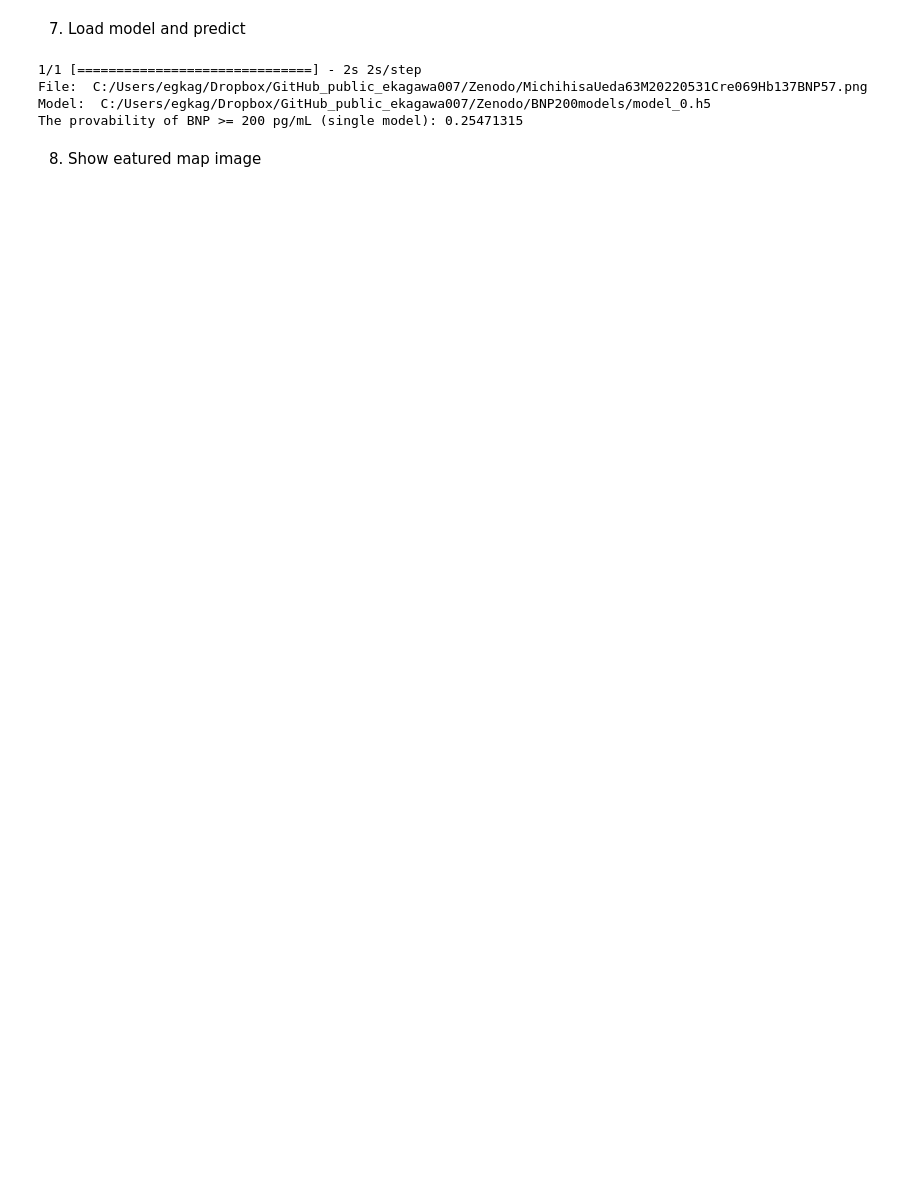
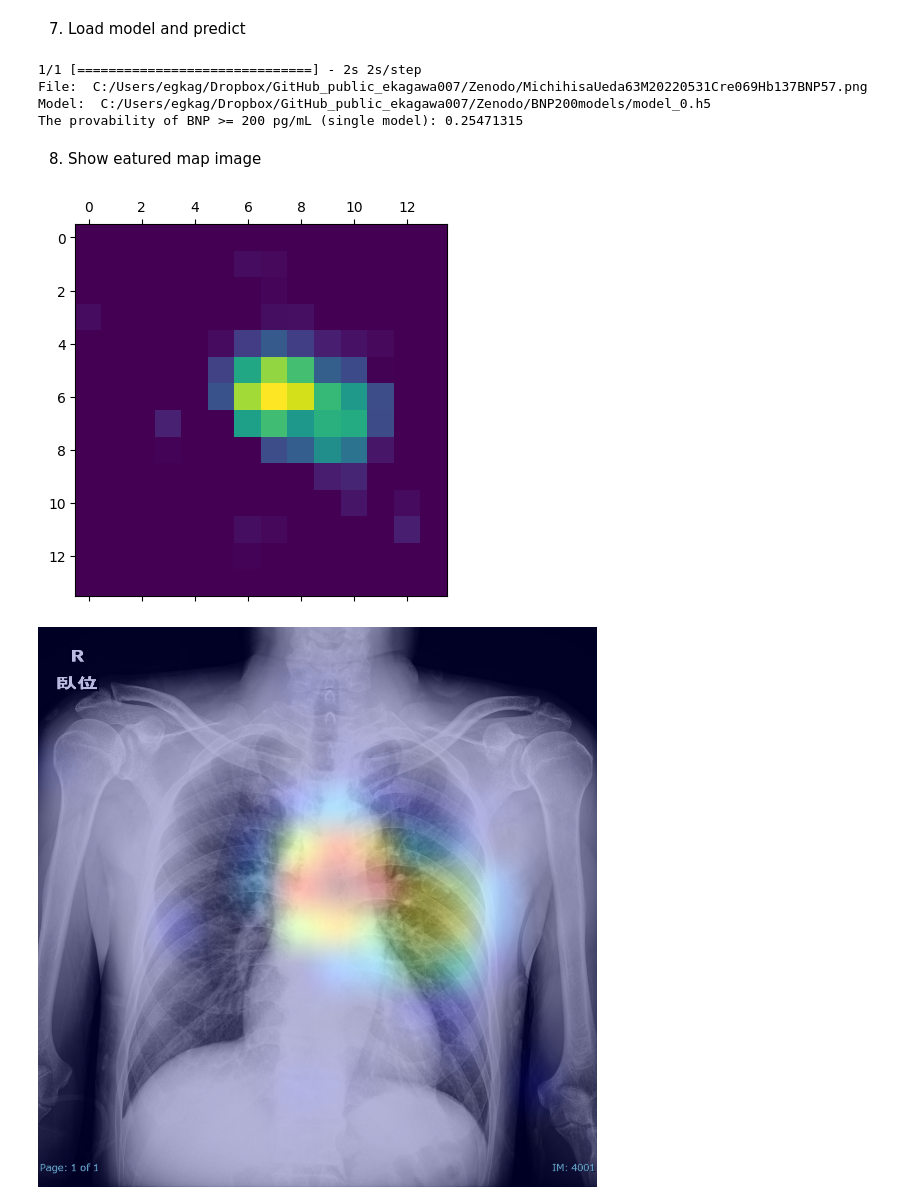
Before and after one commit to ekagawa007/chestxray_bnp_EHJ_IMP_2024, a Jupyter notebook: sample_code.ipynb, the cells around one changed output. Saved outputs shown, nothing was run; the diff lists cells and outputs as text; code cells hidden in the pictures; blank space fills up the shorter version.

Commit message:
matplotlib cmap change

```diff
--- a/sample_code.ipynb
+++ b/sample_code.ipynb
@@ -138,31 +141,35 @@ plt.show()
 
 
 def save_and_display_gradcam(img_path, heatmap, alpha=0.4):
     img = tf.keras.preprocessing.image.load_img(img_path)
     img = tf.keras.preprocessing.image.img_to_array(img)
 
     # Rescale heatmap to a range 0-255
     heatmap = np.uint8(255 * heatmap)
 
     # Use jet colormap to colorize heatmap
-    jet = cm.get_cmap("jet")
+    #jet = plt.colormaps.get_cmap("jet")
+    jet = plt.colormaps["jet"]
 
     # Use RGB values of the colormap
     jet_colors = jet(np.arange(256))[:, :3]
     jet_heatmap = jet_colors[heatmap]
 
     # Create an image with RGB colorized heatmap
     jet_heatmap = tf.keras.preprocessing.image.array_to_img(jet_heatmap)
     jet_heatmap = jet_heatmap.resize((img.shape[1], img.shape[0]))
     jet_heatmap = tf.keras.preprocessing.image.img_to_array(jet_heatmap)
 
     # Superimpose the heatmap on original image
     superimposed_img = jet_heatmap * alpha + img
     superimposed_img = tf.keras.preprocessing.image.array_to_img(superimposed_img)
 
     # Save the superimposed image
     #superimposed_img.save(cam_path)
 
     display(superimposed_img)
 
 save_and_display_gradcam(image_file_path, heatmap)
+# %% [output]
+[figure, added]
+[figure, added]
```
Also changed, not shown: parts of 1 cell of this notebook.
